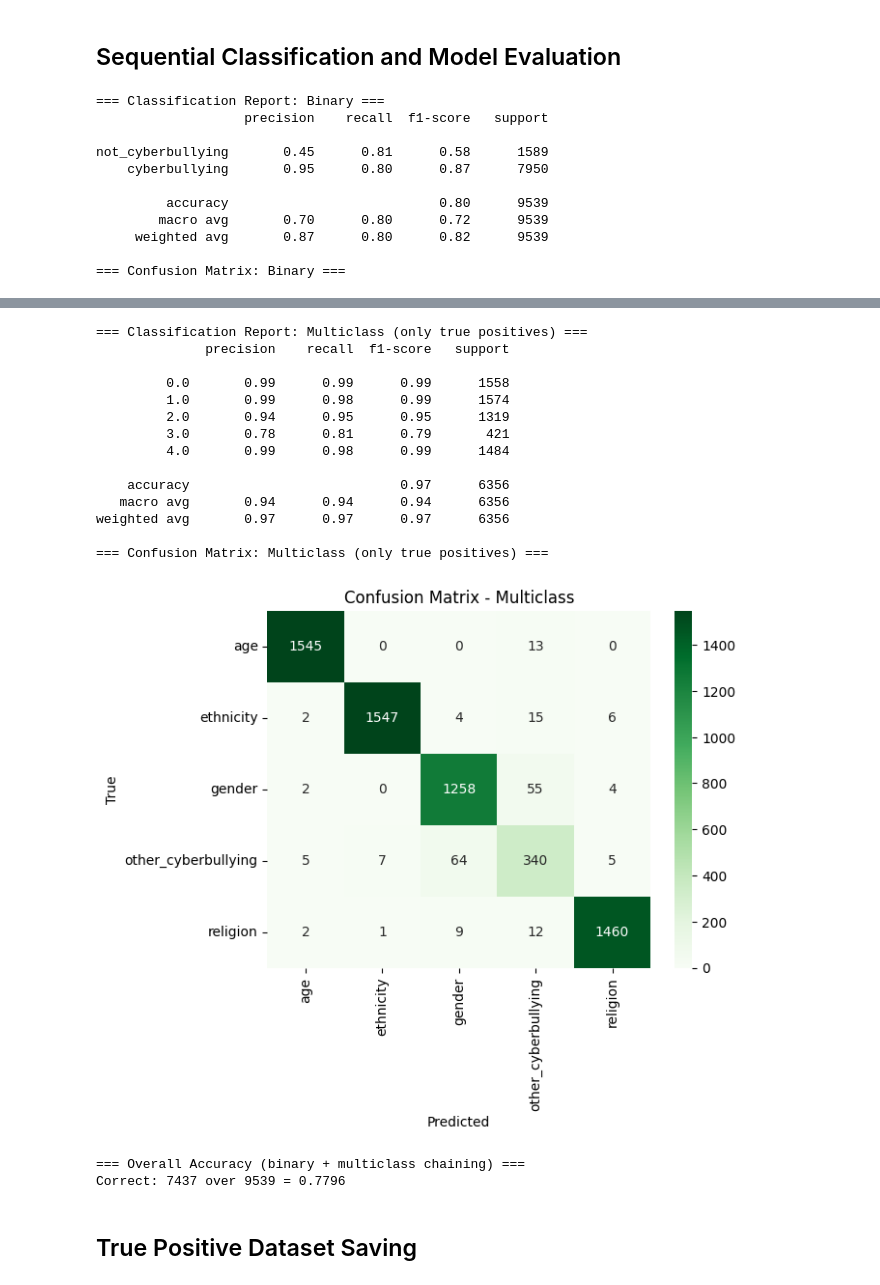
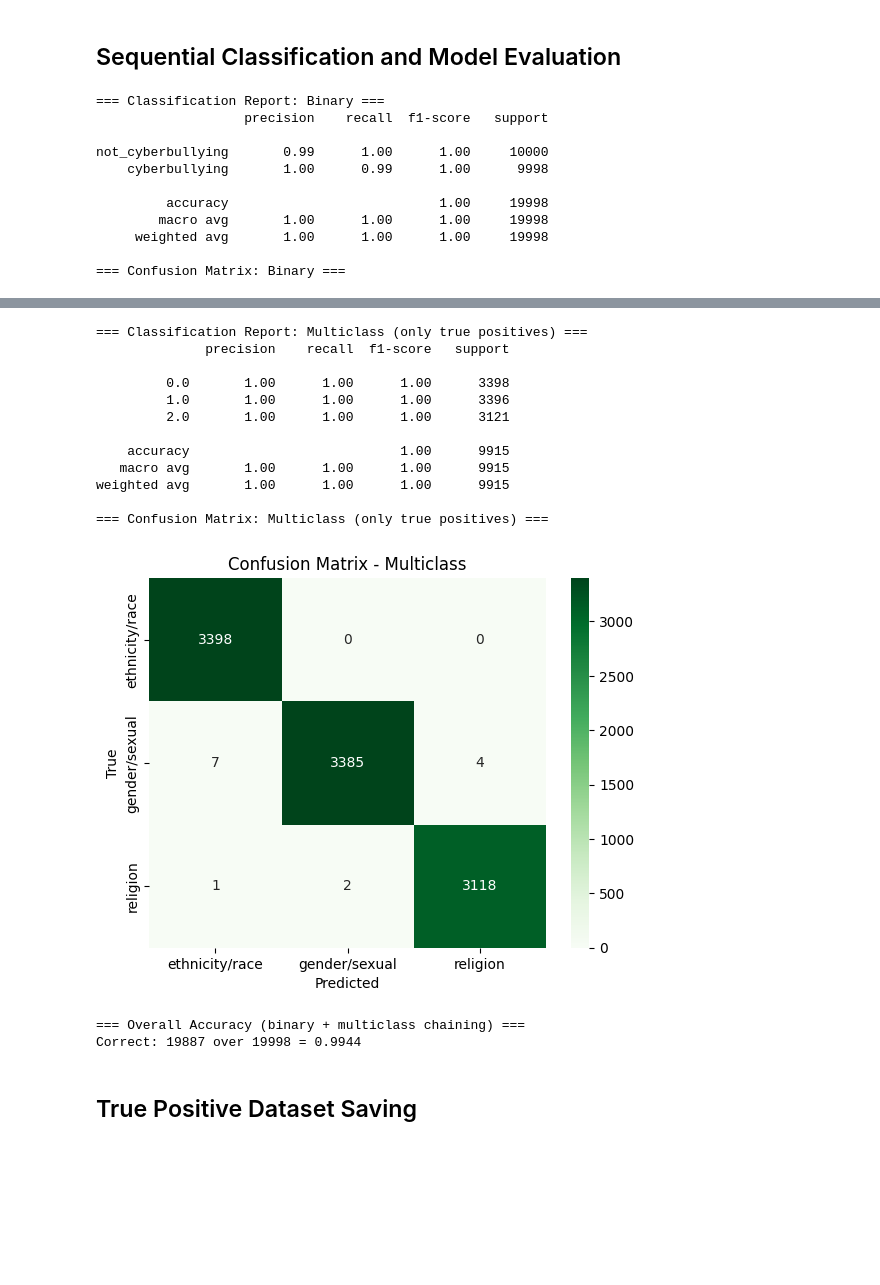
Before and after one commit to msegreto/CyberbullismDetection, a Jupyter notebook: notebook/5_SerializedTest.ipynb, the cells around one changed output, grey strips where cells are left out. Cells and saved outputs as stored; diff of their text form; code cells hidden in the pictures; blank space fills up the shorter version.

Commit message:
changed dataset, added nested CV, Wilcoxon & t-tests, binary explainability module, updated docs

```diff
--- a/notebook/5_SerializedTest.ipynb
+++ b/notebook/5_SerializedTest.ipynb
@@ -31,27 +31,13 @@ y_test_binary = df_test["binary_label"].map({"cyberbullying": 1, "not_cyberbully
 y_test_multiclass = df_test["multiclass_label"].map(label2id)
 
 # === Load trained pipelines ===
-file_binary = "../model/grid_search_binary_f1/RandomForest_TF-IDF.pkl"
-file_multiclass = "../model/grid_search_multiclass/RandomForest_TF-IDF_multiclass.pkl"
+file_binary = "../model/binary/RandomForest_TF-IDF.pkl"
+file_multiclass = "../model/multiclass/RandomForest_TF-IDF_multiclass.pkl"
 clf_binary = joblib.load(file_binary)
 clf_multiclass = joblib.load(file_multiclass)
 
-# === Wrap them with text preprocessing ===
-pipeline_binary = Pipeline([
-    ("preprocessing", TextPreprocessor()),
-    *clf_binary.steps
-])
-pipeline_multiclass = Pipeline([
-    ("preprocessing", TextPreprocessor()),
-    *clf_multiclass.steps
-])
-
-# === Save final pipelines for production use ===
-joblib.dump(pipeline_binary, "../model/final_pipeline_binary.pkl")
-joblib.dump(pipeline_multiclass, "../model/final_pipeline_multiclass.pkl")
-
 # === Prediction: Binary ===
-y_pred_binary = pipeline_binary.predict(X_test_text)
+y_pred_binary = clf_binary.predict(X_test_text)
 print("=== Classification Report: Binary ===")
 print(classification_report(y_test_binary, y_pred_binary, target_names=["not_cyberbullying", "cyberbullying"]))
 
@@ -69,14 +55,14 @@ plt.show()
 true_positive_mask = (y_test_binary == 1) & (y_pred_binary == 1)
 X_test_text_tp = X_test_text[true_positive_mask]
 y_test_multiclass_tp = y_test_multiclass[true_positive_mask]
-y_pred_multiclass = pipeline_multiclass.predict(X_test_text_tp)
+y_pred_multiclass = clf_multiclass.predict(X_test_text_tp)
 
 print("=== Classification Report: Multiclass (only true positives) ===")
 print(classification_report(y_test_multiclass_tp, y_pred_multiclass))
 
 print("=== Confusion Matrix: Multiclass (only true positives) ===")
 cm_multi = confusion_matrix(y_test_multiclass_tp, y_pred_multiclass)
-labels_multi = ["age", "ethnicity", "gender", "other_cyberbullying", "religion"]
+labels_multi = ['ethnicity/race', 'gender/sexual', 'religion']
 sns.heatmap(cm_multi, annot=True, fmt='d', cmap='Greens',
             xticklabels=labels_multi, yticklabels=labels_multi)
 plt.title("Confusion Matrix - Multiclass")
@@ -97,11 +83,11 @@ print(f"Correct: {overall_correct} over {total_test_samples} = {overall_accuracy
 === Classification Report: Binary ===
                    precision    recall  f1-score   support
 
-not_cyberbullying       0.45      0.81      0.58      1589
-    cyberbullying       0.95      0.80      0.87      7950
+not_cyberbullying       0.99      1.00      1.00     10000
+    cyberbullying       1.00      0.99      1.00      9998
 
-         accuracy                           0.80      9539
-        macro avg       0.70      0.80      0.72      9539
-     weighted avg       0.87      0.80      0.82      9539
+         accuracy                           1.00     19998
+        macro avg       1.00      1.00      1.00     19998
+     weighted avg       1.00      1.00      1.00     19998
 
 === Confusion Matrix: Binary ===
@@ -109,20 +95,18 @@ not_cyberbullying       0.45      0.81      0.58      1589
 === Classification Report: Multiclass (only true positives) ===
               precision    recall  f1-score   support
 
-         0.0       0.99      0.99      0.99      1558
-         1.0       0.99      0.98      0.99      1574
-         2.0       0.94      0.95      0.95      1319
-         3.0       0.78      0.81      0.79       421
-         4.0       0.99      0.98      0.99      1484
+         0.0       1.00      1.00      1.00      3398
+         1.0       1.00      1.00      1.00      3396
+         2.0       1.00      1.00      1.00      3121
 
-    accuracy                           0.97      6356
-   macro avg       0.94      0.94      0.94      6356
-weighted avg       0.97      0.97      0.97      6356
+    accuracy                           1.00      9915
+   macro avg       1.00      1.00      1.00      9915
+weighted avg       1.00      1.00      1.00      9915
 
 === Confusion Matrix: Multiclass (only true positives) ===
-[figure, old version]
+[figure, new version]
 === Overall Accuracy (binary + multiclass chaining) ===
-Correct: 7437 over 9539 = 0.7796
+Correct: 19887 over 19998 = 0.9944
 # %% [markdown]
 ## True Positive Dataset Saving
 # %%
```
Also changed, not shown: parts of 1 cell of this notebook, 19 other files.
